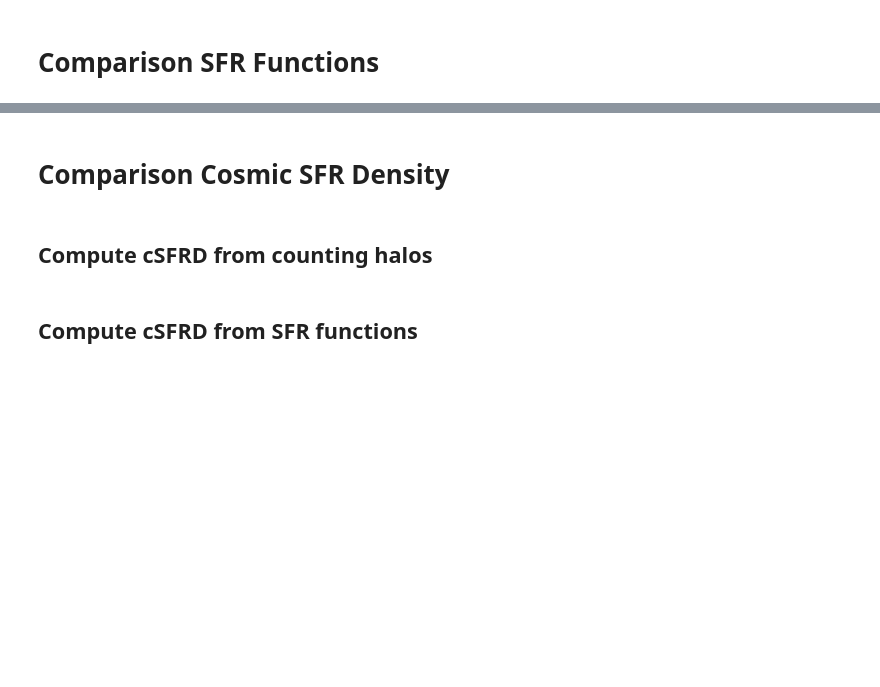
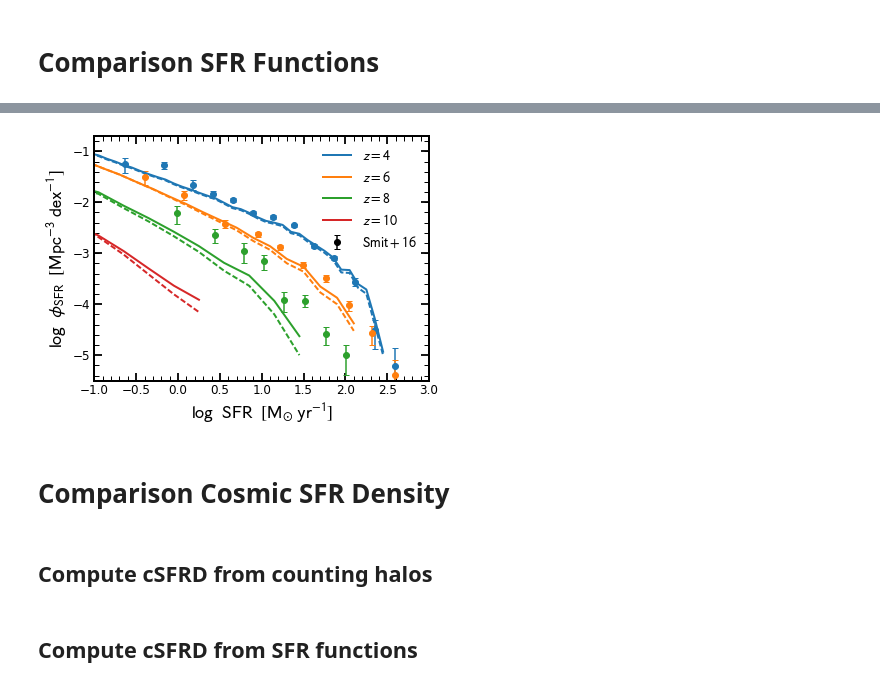
Before and after one commit to stacchella/halo_model, a Jupyter notebook: scripts/Comparison_UV_Observables.ipynb, the cells around one changed output, grey strips where cells are left out. Drawn from its saved outputs; the diff is of its cells as text; code cells hidden in the pictures; blank space fills up the shorter version.

```diff
--- a/scripts/Comparison_UV_Observables.ipynb
+++ b/scripts/Comparison_UV_Observables.ipynb
@@ -396,7 +384,7 @@ plt.show()
 # %%
 # define functions
 
-def compute_SFR_Fct(SP_file_name, volume_box, cumulative=False, redshift_in=None, completeness_correction=False, completeness_correction_type='parameterized'):
+def compute_SFR_Fct(SP_file_name, volume_box, bin_size=0.1, cumulative=False, redshift_in=None, completeness_correction=False, completeness_correction_type='parameterized'):
     '''
     input:
       SP_file_name:    hdf5 filename that contains luminosities
@@ -410,7 +398,7 @@ def compute_SFR_Fct(SP_file_name, volume_box, cumulative=False, redshift_in=None
     SFR_list = np.log10(np.median(cat_SP['SFH/SFH_SFR'][:, (cat_SP['SFH/SFH_time'][:] >= (cat_SP['SFH/SFH_time'][:][-1]-200.0))], axis=1))
     idx_good = np.isfinite(SFR_list)
     SFR_list = SFR_list[idx_good]
-    SFR_bins = np.arange(np.max([-2.0, np.min(SFR_list)]), np.min([3.0, np.max(SFR_list)]), 0.1)
+    SFR_bins = np.arange(np.max([-2.0, np.min(SFR_list)]), np.min([3.0, np.max(SFR_list)]), bin_size)
     SFR_bins_center = SFR_bins[:-1] + 0.5*np.diff(SFR_bins)
     if completeness_correction:
         if (completeness_correction_type=='numerical'):
@@ -532,14 +520,16 @@ phi_err_list_pos = np.array([0.002327, 0.000741, 0.000479, 0.000216, 0.000053, 0
 SFRFct_obs_dict['8'] = np.array([SFR_list, phi_list, phi_err_list_neg, phi_err_list_pos])
 # %%
 # read in model
-# take average SFR over past 200 Myr (UV SFR)
 
-SFR_bins_center_z4, SFR_fct_model_z4 = compute_SFR_Fct(path_SP_cat + 'SFH_z4_constant_with_L.hdf5', volume_box, cumulative=False, redshift_in=4.0, completeness_correction=True)
-SFR_bins_center_z6, SFR_fct_model_z6 = compute_SFR_Fct(path_SP_cat + 'SFH_z6_constant_with_L.hdf5', volume_box, cumulative=False, redshift_in=6.0, completeness_correction=True)
-#SFR_bins_center_z41, SFR_fct_model_z41 = compute_SFR_Fct(path_SFH_cat + 'SFH_z4_constant_+0.1.hdf5', volume_box, cumulative=False, redshift_in=4.0, completeness_correction=True)
-#SFR_bins_center_z42, SFR_fct_model_z42 = compute_SFR_Fct(path_SFH_cat + 'SFH_z4_constant_+0.2.hdf5', volume_box, cumulative=False, redshift_in=4.0, completeness_correction=True)
-#SFR_bins_center_z43, SFR_fct_model_z43 = compute_SFR_Fct(path_SFH_cat + 'SFH_z4_constant_0.26.hdf5', volume_box, cumulative=False, redshift_in=4.0, completeness_correction=True)
-#SFR_bins_center_z4, SFR_fct_model_z4 = compute_SFR_Fct(path_SP_cat + 'SFH_z4_constant_with_L.hdf5', volume_box, cumulative=False, redshift_in=4.0, completeness_correction=True)
+SFR_bins_center_z4, SFR_fct_model_z4 = compute_SFR_Fct(path_SP_cat + 'SFH_z4_constant_with_L.hdf5', volume_box, bin_size=0.1, cumulative=False, redshift_in=4.0, completeness_correction=True)
+SFR_bins_center_z6, SFR_fct_model_z6 = compute_SFR_Fct(path_SP_cat + 'SFH_z6_constant_with_L.hdf5', volume_box, bin_size=0.2, cumulative=False, redshift_in=6.0, completeness_correction=True)
+SFR_bins_center_z8, SFR_fct_model_z8 = compute_SFR_Fct(path_SP_cat + 'SFH_z8_constant_with_L.hdf5', volume_box, bin_size=0.3, cumulative=False, redshift_in=8.0, completeness_correction=True)
+SFR_bins_center_z10, SFR_fct_model_z10 = compute_SFR_Fct(path_SP_cat + 'SFH_z10_constant_with_L.hdf5', volume_box, bin_size=0.3, cumulative=False, redshift_in=10.0, completeness_correction=True)
+
+SFR_bins_center_z4_nocorr, SFR_fct_model_z4_nocorr = compute_SFR_Fct(path_SP_cat + 'SFH_z4_constant_with_L.hdf5', volume_box, bin_size=0.1, cumulative=False, redshift_in=4.0, completeness_correction=False)
+SFR_bins_center_z6_nocorr, SFR_fct_model_z6_nocorr = compute_SFR_Fct(path_SP_cat + 'SFH_z6_constant_with_L.hdf5', volume_box, bin_size=0.2, cumulative=False, redshift_in=6.0, completeness_correction=False)
+SFR_bins_center_z8_nocorr, SFR_fct_model_z8_nocorr = compute_SFR_Fct(path_SP_cat + 'SFH_z8_constant_with_L.hdf5', volume_box, bin_size=0.3, cumulative=False, redshift_in=8.0, completeness_correction=False)
+SFR_bins_center_z10_nocorr, SFR_fct_model_z10_nocorr = compute_SFR_Fct(path_SP_cat + 'SFH_z10_constant_with_L.hdf5', volume_box, bin_size=0.3, cumulative=False, redshift_in=10.0, completeness_correction=False)
 # %%
 # set up observations from Smit+16
 
@@ -590,3 +539,40 @@ plt.show()
+# %%
+redshift_plot = ['4', '6', '8', '10']
+color_plot = ['C0', 'C1', 'C2', 'C3']
+label_plot = ['z=4: Smit+16', 'z=6: Smit+16', 'z=8: Smit+16']
+
+
+fig, ax = plt.subplots(nrows=1, ncols=1, figsize=(6, 4.5))
+
+# Observations
+for ii in range(len(redshift_plot))[:3]:
+    plot_datapoints_observations(ax, SFRFct_obs_dict, redshift_plot[ii], color_plot[ii], '_nolegend_')
+
+ax.errorbar(-99.0, -99.0, yerr=0.1, fmt='o', capsize=3, color='black', label=r'$\mathrm{Smit+16}$')
+
+# Model
+ax.plot(SFR_bins_center_z4, np.log10(SFR_fct_model_z4), '-', color=color_plot[0], lw=2, label=r'$z=4$')
+ax.plot(SFR_bins_center_z6, np.log10(SFR_fct_model_z6), '-', color=color_plot[1], lw=2, label=r'$z=6$')
+ax.plot(SFR_bins_center_z8, np.log10(SFR_fct_model_z8), '-', color=color_plot[2], lw=2, label=r'$z=8$')
+ax.plot(SFR_bins_center_z10, np.log10(SFR_fct_model_z10), '-', color=color_plot[3], lw=2, label=r'$z=10$')
+
+ax.plot(SFR_bins_center_z4_nocorr, np.log10(SFR_fct_model_z4_nocorr), '--', color=color_plot[0], lw=2)
+ax.plot(SFR_bins_center_z6_nocorr, np.log10(SFR_fct_model_z6_nocorr), '--', color=color_plot[1], lw=2)
+ax.plot(SFR_bins_center_z8_nocorr, np.log10(SFR_fct_model_z8_nocorr), '--', color=color_plot[2], lw=2)
+ax.plot(SFR_bins_center_z10_nocorr, np.log10(SFR_fct_model_z10_nocorr), '--', color=color_plot[3], lw=2)
+
+
+ax.set_xlabel(r'$\log\/\/\/\/\mathrm{SFR}\/\/\/\/[\mathrm{M_{\odot}}\/\/\mathrm{yr}^{-1}]$', fontsize=18)
+ax.set_ylabel(r'$\log\/\/\/\/\phi_{\rm SFR}\/\/\/\/[\mathrm{Mpc}^{-3}\/\/\mathrm{dex}^{-1}]$', fontsize=18)
+
+ax.set_xlim([-1.0, 3.0])
+ax.set_ylim([-5.5, -0.7])
+
+plt.legend(frameon=False, fontsize=14)
+plt.savefig(path_figures + 'SFR_Fct_evolution.pdf', bbox_inches='tight')
+plt.show()
+# %% [output]
+[figure, added]
 # %% [markdown]
 # Comparison Cosmic SFR Density
 # %%
```
Also changed, not shown: parts of 15 cells of this notebook, 8 other files.
